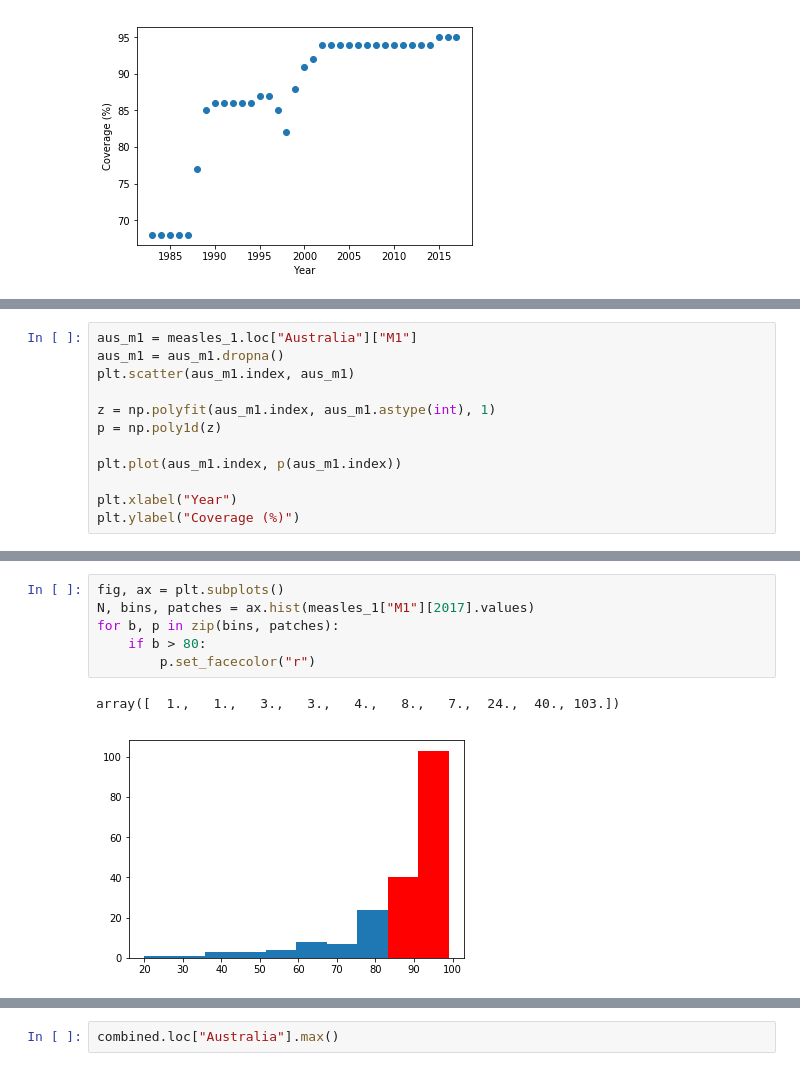
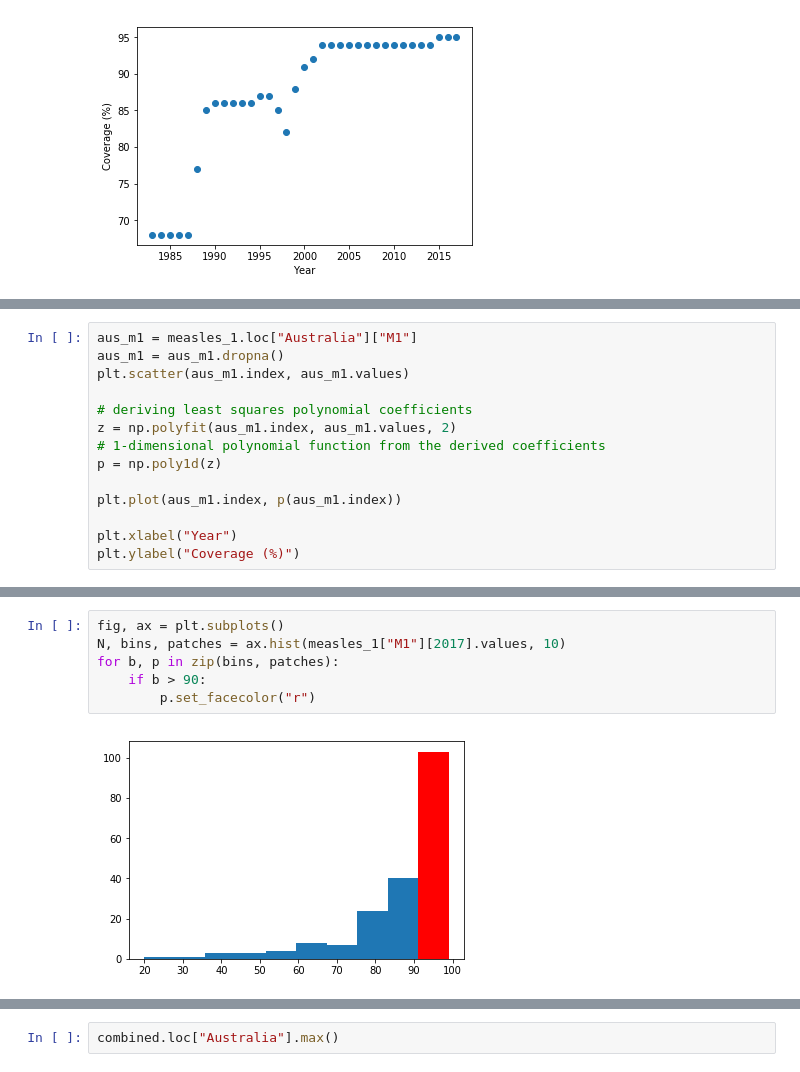
Before and after one commit to noatgnu/cds-python-graph, a Jupyter notebook: notebooks/main.ipynb, the cells around one changed output, grey strips where cells are left out. Saved outputs shown, nothing was run; the diff lists cells and outputs as text.

```diff
--- a/notebooks/main.ipynb
+++ b/notebooks/main.ipynb
@@ -83,9 +99,11 @@ Text(0,0.5,'Coverage (%)')
 # %%
 aus_m1 = measles_1.loc["Australia"]["M1"]
 aus_m1 = aus_m1.dropna()
-plt.scatter(aus_m1.index, aus_m1)
+plt.scatter(aus_m1.index, aus_m1.values)
 
-z = np.polyfit(aus_m1.index, aus_m1.astype(int), 1)
+# deriving least squares polynomial coefficients
+z = np.polyfit(aus_m1.index, aus_m1.values, 2)
+# 1-dimensional polynomial function from the derived coefficients
 p = np.poly1d(z)
 
 plt.plot(aus_m1.index, p(aus_m1.index))
@@ -122,9 +133,8 @@ plt.legend()
 # %%
 fig, ax = plt.subplots()
-N, bins, patches = ax.hist(measles_1["M1"][2017].values)
+N, bins, patches = ax.hist(measles_1["M1"][2017].values, 10)
 for b, p in zip(bins, patches):
-    if b > 80:
+    if b > 90:
         p.set_facecolor("r")
 # %% [output]
-array([  1.,   1.,   3.,   3.,   4.,   8.,   7.,  24.,  40., 103.])
-[figure, old version]
+[figure, new version]
```
Also changed, not shown: parts of 35 cells of this notebook, 1 other file.
